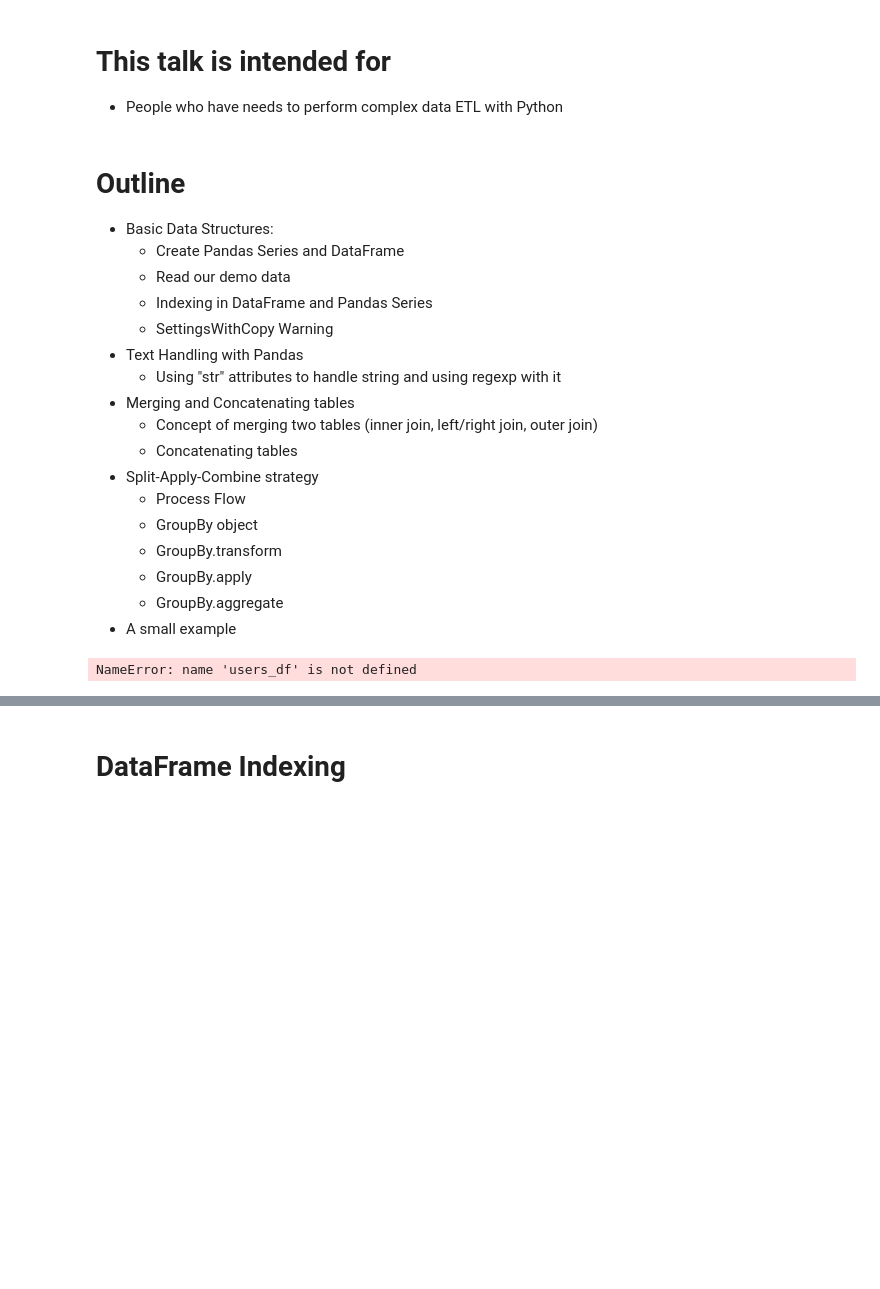
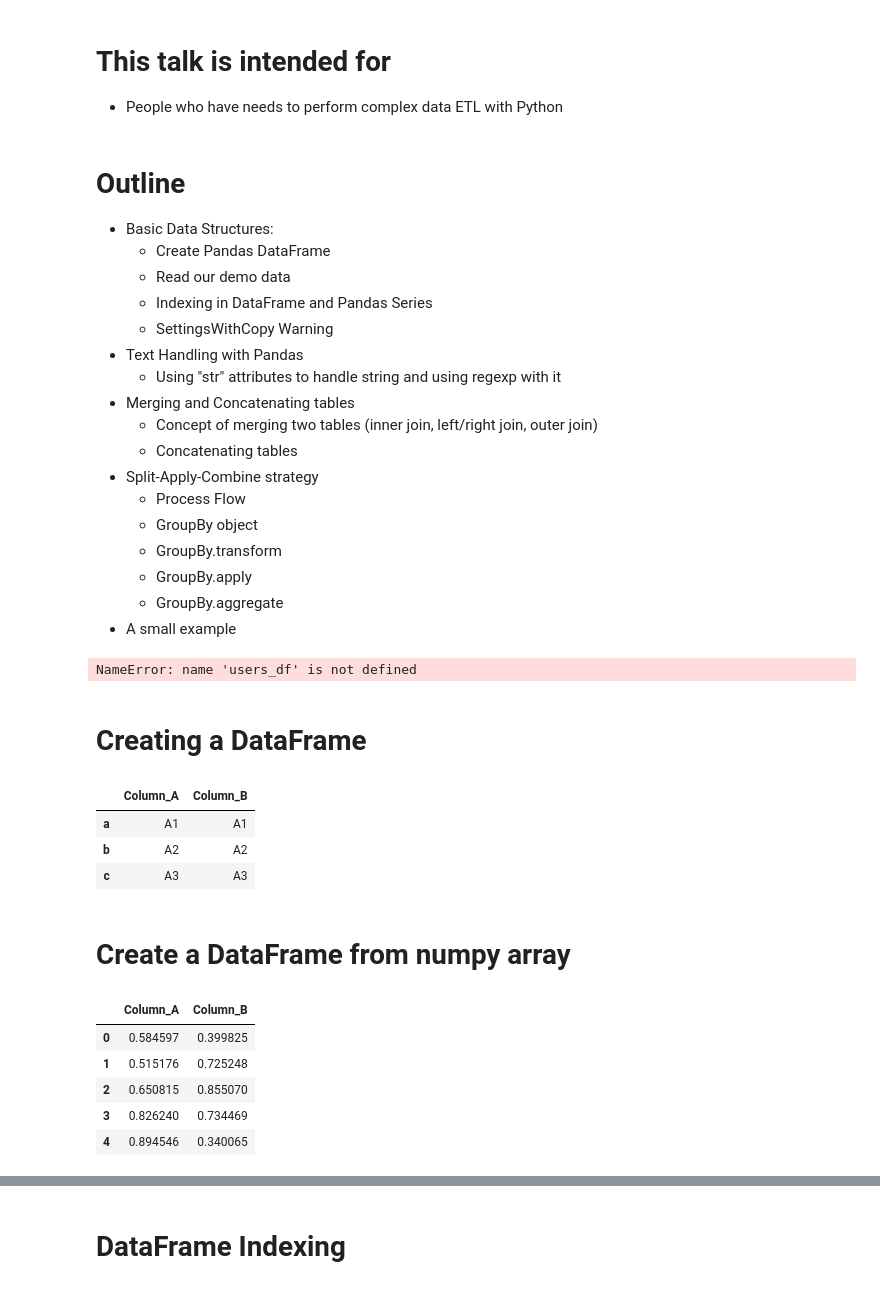
Before and after one commit to xingularity/PyCon-Taiwan-2017, a Jupyter notebook: Talk Slides.ipynb, the cells around one changed output, grey strips where cells are left out. Cells and saved outputs as stored; diff of their text form; code cells hidden in the pictures; blank space fills up the shorter version.

Commit message:
gotget data files

```diff
--- a/Talk Slides.ipynb
+++ b/Talk Slides.ipynb
@@ -17,7 +22,7 @@ jtplot.style()
 # %% [markdown]
 # Outline
 * Basic Data Structures:
-  - Create Pandas Series and DataFrame
+  - Create Pandas DataFrame
   - Read our demo data
   - Indexing in DataFrame and Pandas Series
   - SettingsWithCopy Warning
@@ -137,3 +142,27 @@ print(ratings_df.columns)
 NameError: name 'users_df' is not defined
 # %%
 all_df = ratings_io9df.merge(users_df, on=['UserID'], how='left').merge(movies_df, on=['MovieID'], how='left')
+# %% [markdown]
+# Creating a DataFrame
+# %%
+import pandas as pd
+pd.DataFrame({'Column_A': ['A1', 'A2', 'A3'], 'Column_B': ['A1', 'A2', 'A3']}
+             , index=['a', 'b', 'c'])
+# %% [output]
+|  | Column_A | Column_B |
+| a | A1 | A1 |
+| b | A2 | A2 |
+| c | A3 | A3 |
+# %% [markdown]
+# Create a DataFrame from numpy array
+# %%
+import numpy as np
+np_array = np.array(np.random.random((5,2)))
+pd.DataFrame(np_array, columns=['Column_A', 'Column_B'])
+# %% [output]
+|  | Column_A | Column_B |
+| 0 | 0.584597 | 0.399825 |
+| 1 | 0.515176 | 0.725248 |
+| 2 | 0.650815 | 0.855070 |
+| 3 | 0.826240 | 0.734469 |
+| 4 | 0.894546 | 0.340065 |
```
Also changed, not shown: parts of 3 cells of this notebook, 4 other files.
